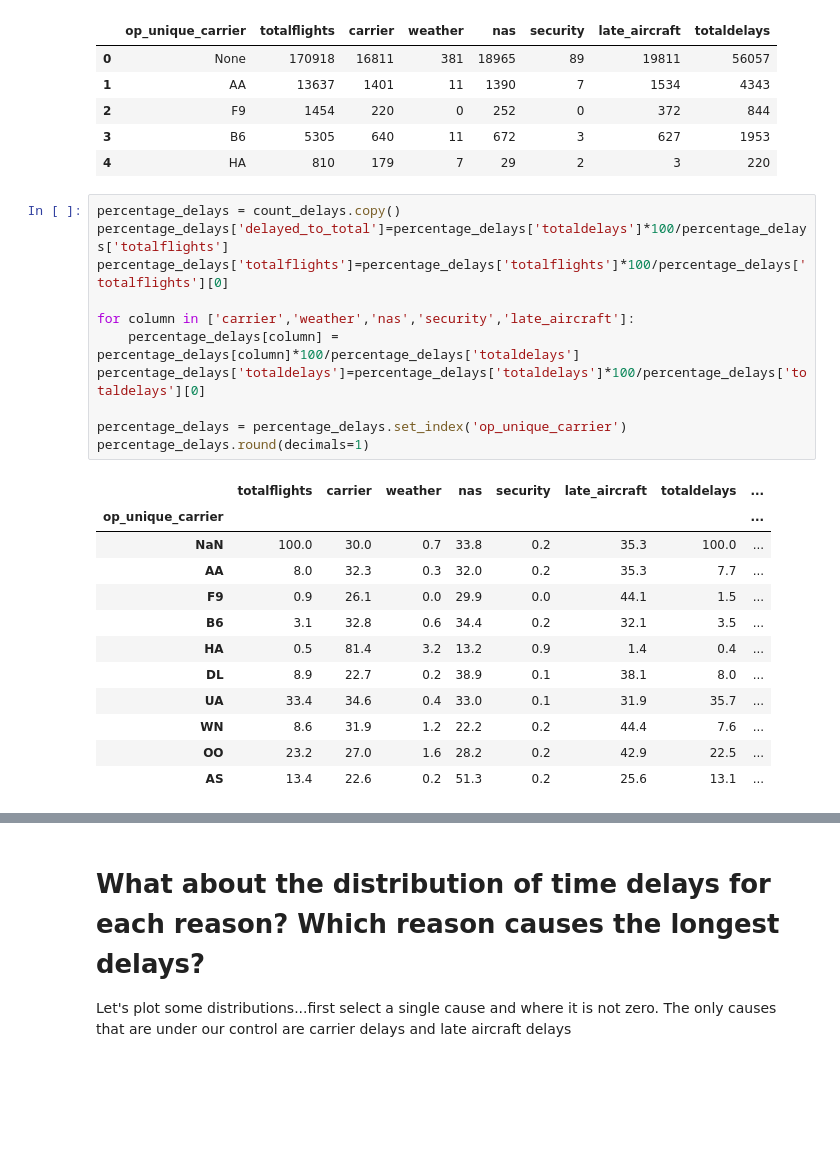
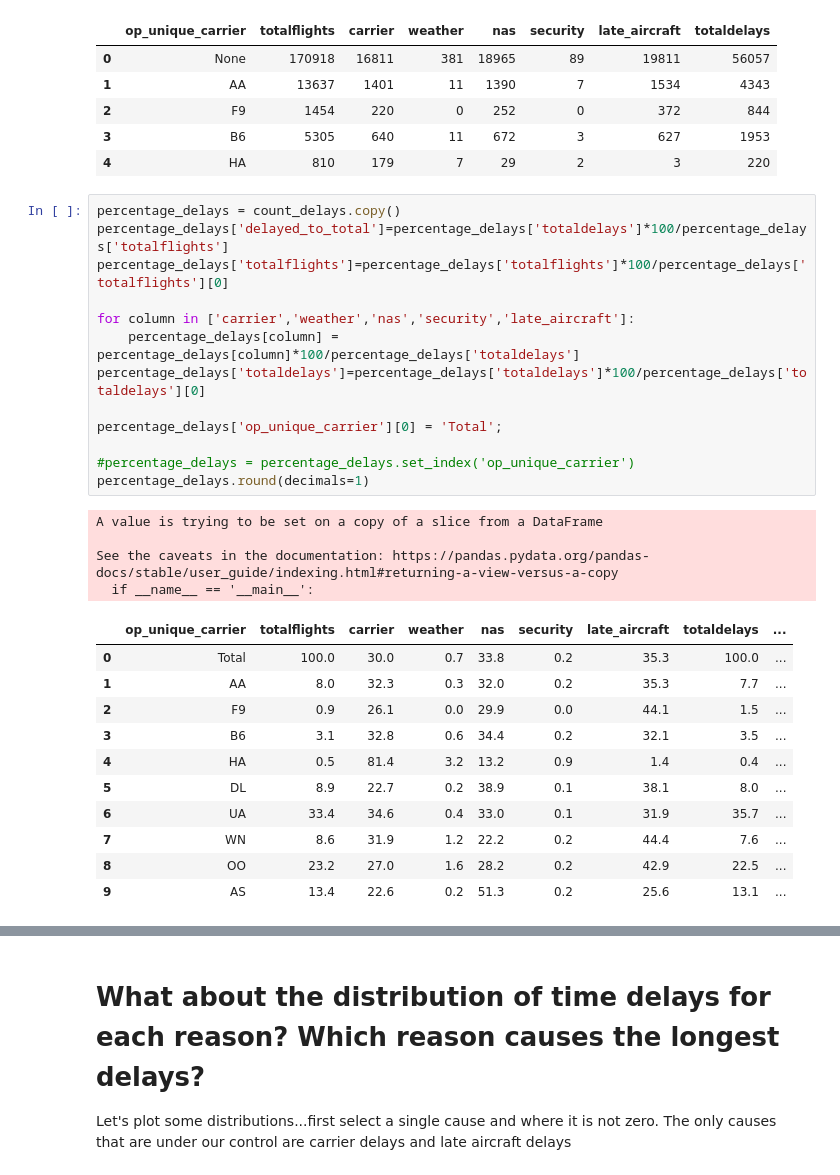
Before and after one commit to mmosc/flights, a Jupyter notebook: analysis.ipynb, the cells around one changed output, grey strips where cells are left out. Saved outputs shown, nothing was run; the diff lists cells and outputs as text; blank space fills up the shorter version.

```diff
--- a/analysis.ipynb
+++ b/analysis.ipynb
@@ -35,24 +32,29 @@ count_delays.head()
 # %%
 percentage_delays = count_delays.copy()
 percentage_delays['delayed_to_total']=percentage_delays['totaldelays']*100/percentage_delays['totalflights']
 percentage_delays['totalflights']=percentage_delays['totalflights']*100/percentage_delays['totalflights'][0]
 
 for column in ['carrier','weather','nas','security','late_aircraft']:
     percentage_delays[column] = percentage_delays[column]*100/percentage_delays['totaldelays']
 percentage_delays['totaldelays']=percentage_delays['totaldelays']*100/percentage_delays['totaldelays'][0]
 
-percentage_delays = percentage_delays.set_index('op_unique_carrier')
+percentage_delays['op_unique_carrier'][0] = 'Total';
+
+#percentage_delays = percentage_delays.set_index('op_unique_carrier')
 percentage_delays.round(decimals=1)
 # %% [output]
+A value is trying to be set on a copy of a slice from a DataFrame
+
+See the caveats in the documentation: https://pandas.pydata.org/pandas-docs/stable/user_guide/indexing.html#returning-a-view-versus-a-copy
+  if __name__ == '__main__':
-|  | totalflights | carrier | weather | nas | security | late_aircraft | totaldelays | ... |
-| op_unique_carrier |  |  |  |  |  |  |  | ... |
-| NaN | 100.0 | 30.0 | 0.7 | 33.8 | 0.2 | 35.3 | 100.0 | ... |
-| AA | 8.0 | 32.3 | 0.3 | 32.0 | 0.2 | 35.3 | 7.7 | ... |
-| F9 | 0.9 | 26.1 | 0.0 | 29.9 | 0.0 | 44.1 | 1.5 | ... |
-| B6 | 3.1 | 32.8 | 0.6 | 34.4 | 0.2 | 32.1 | 3.5 | ... |
-| HA | 0.5 | 81.4 | 3.2 | 13.2 | 0.9 | 1.4 | 0.4 | ... |
-| DL | 8.9 | 22.7 | 0.2 | 38.9 | 0.1 | 38.1 | 8.0 | ... |
-| UA | 33.4 | 34.6 | 0.4 | 33.0 | 0.1 | 31.9 | 35.7 | ... |
-| WN | 8.6 | 31.9 | 1.2 | 22.2 | 0.2 | 44.4 | 7.6 | ... |
-| OO | 23.2 | 27.0 | 1.6 | 28.2 | 0.2 | 42.9 | 22.5 | ... |
-| AS | 13.4 | 22.6 | 0.2 | 51.3 | 0.2 | 25.6 | 13.1 | ... |
+|  | op_unique_carrier | totalflights | carrier | weather | nas | security | late_aircraft | totaldelays | ... |
+| 0 | Total | 100.0 | 30.0 | 0.7 | 33.8 | 0.2 | 35.3 | 100.0 | ... |
+| 1 | AA | 8.0 | 32.3 | 0.3 | 32.0 | 0.2 | 35.3 | 7.7 | ... |
+| 2 | F9 | 0.9 | 26.1 | 0.0 | 29.9 | 0.0 | 44.1 | 1.5 | ... |
+| 3 | B6 | 3.1 | 32.8 | 0.6 | 34.4 | 0.2 | 32.1 | 3.5 | ... |
+| 4 | HA | 0.5 | 81.4 | 3.2 | 13.2 | 0.9 | 1.4 | 0.4 | ... |
+| 5 | DL | 8.9 | 22.7 | 0.2 | 38.9 | 0.1 | 38.1 | 8.0 | ... |
+| 6 | UA | 33.4 | 34.6 | 0.4 | 33.0 | 0.1 | 31.9 | 35.7 | ... |
+| 7 | WN | 8.6 | 31.9 | 1.2 | 22.2 | 0.2 | 44.4 | 7.6 | ... |
+| 8 | OO | 23.2 | 27.0 | 1.6 | 28.2 | 0.2 | 42.9 | 22.5 | ... |
+| 9 | AS | 13.4 | 22.6 | 0.2 | 51.3 | 0.2 | 25.6 | 13.1 | ... |
```
Also changed, not shown: parts of 3 cells of this notebook.
